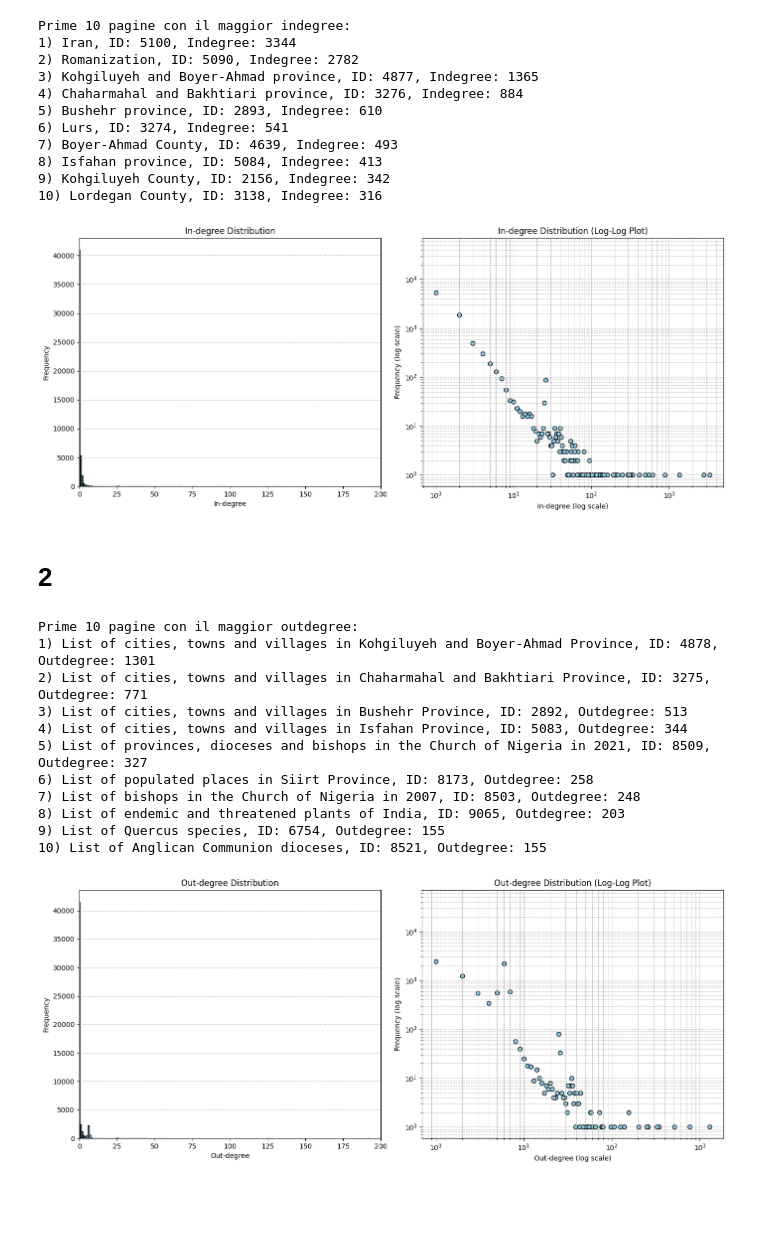
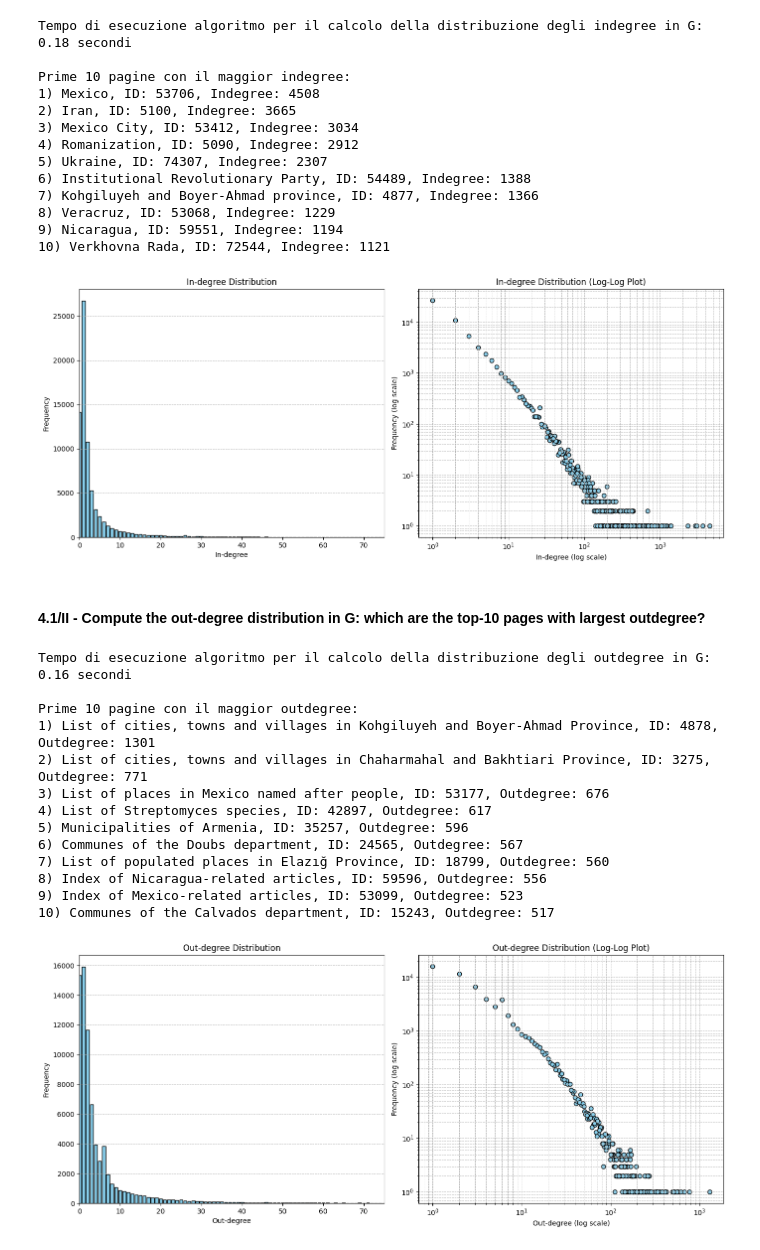
Before and after one commit to sbaglieri13/Wikipedia_Graph_Analysis, a Jupyter notebook: Wikipedia Graph Analysis.ipynb, the cells around one changed output. Drawn from its saved outputs; the diff is of its cells as text; code cells hidden in the pictures; blank space fills up the shorter version.

```diff
--- a/Wikipedia Graph Analysis.ipynb
+++ b/Wikipedia Graph Analysis.ipynb
@@ -58,11 +60,14 @@ def create_graph_from_files(ids_file_path, arcs_file_path, max_lines=None, max_n
 # Impostazioni dei percorsi e numero massimo di righe da leggere
 ids_file_path = 'itwiki-2013.ids'
 arcs_file_path = 'itwiki-2013.arcs'
-#max_lines = 15000000  # Imposta il numero massimo di righe da leggere per il grafo
-max_lines = 50000 #solo per test
+max_lines = 10000000  # Imposta il numero massimo di righe da leggere per il grafo
+
 
 # Crea il grafo utilizzando solo le prime max_lines righe
+start_time = time.time()
 G, U_G, id_to_name, name_to_id = create_graph_from_files(ids_file_path, arcs_file_path, max_lines)
+end_time = time.time()
+print(f"Tempo di creazione dei grafi G e U(G): {end_time - start_time:.2f} secondi\n")
 
 print(f"Numero di nodi nel grafo: {G.number_of_nodes()}\nNumero di archi nel grafo: {G.number_of_edges()}")
 # %% [output]
@@ -580,13 +616,14 @@ def create_graph_from_files_igraph(ids_file_path, arcs_file_path, max_lines=None
 # Impostazioni dei percorsi e limiti
 ids_file_path = 'enwiki-2023.ids'
 arcs_file_path = 'enwiki-2023.arcs'
-#max_lines = 10000000 # Numero massimo di righe di archi da processare
-#max_nodes = 50000 # Numero massimo di nodi da aggiungere
-max_lines = 100000 #solo per test
-max_nodes = 50000 #solo per test
+max_lines = 10000000 # Numero massimo di righe di archi da processare
+max_nodes = 75000 # Numero massimo di nodi da aggiungere
 
+start_time = time.time()
 # Crea il grafo utilizzando solo i primi max_lines archi e i primi max_nodes nodi
 G, U_G, id_to_name, name_to_id = create_graph_from_files_igraph(ids_file_path, arcs_file_path, max_lines, max_nodes)
+end_time = time.time()
+print(f"Tempo di creazione dei grafi G e U(G): {end_time - start_time:.2f} secondi\n")
 
 print(f"Numero di nodi nel grafo: {len(G.vs)}\nNumero di archi nel grafo: {len(G.es)}")
 # %% [output]
@@ -616,20 +655,26 @@ def calculate_degree_igraph(graph, degree_type='total'):
 
     return degree_dict
 
+start_time = time.time()
 in_degree_dict = calculate_degree_igraph(G, degree_type='in')
+end_time = time.time()
+print(f"Tempo di esecuzione algoritmo per il calcolo della distribuzione degli indegree in G: {end_time - start_time:.2f} secondi\n")
+
 print_top_10_degree(in_degree_dict, id_to_name, degree_type='in')
 # %% [output]
+Tempo di esecuzione algoritmo per il calcolo della distribuzione degli indegree in G: 0.18 secondi
+
 Prime 10 pagine con il maggior indegree:
-1) Iran, ID: 5100, Indegree: 3344
-2) Romanization, ID: 5090, Indegree: 2782
-3) Kohgiluyeh and Boyer-Ahmad province, ID: 4877, Indegree: 1365
-4) Chaharmahal and Bakhtiari province, ID: 3276, Indegree: 884
-5) Bushehr province, ID: 2893, Indegree: 610
-6) Lurs, ID: 3274, Indegree: 541
-7) Boyer-Ahmad County, ID: 4639, Indegree: 493
-8) Isfahan province, ID: 5084, Indegree: 413
-9) Kohgiluyeh County, ID: 2156, Indegree: 342
-10) Lordegan County, ID: 3138, Indegree: 316
+1) Mexico, ID: 53706, Indegree: 4508
+2) Iran, ID: 5100, Indegree: 3665
+3) Mexico City, ID: 53412, Indegree: 3034
+4) Romanization, ID: 5090, Indegree: 2912
+5) Ukraine, ID: 74307, Indegree: 2307
+6) Institutional Revolutionary Party, ID: 54489, Indegree: 1388
+7) Kohgiluyeh and Boyer-Ahmad province, ID: 4877, Indegree: 1366
+8) Veracruz, ID: 53068, Indegree: 1229
+9) Nicaragua, ID: 59551, Indegree: 1194
+10) Verkhovna Rada, ID: 72544, Indegree: 1121
 # %%
 def plot_degree_distribution_igraph(degree_dict, degree_type='out'):
     """
@@ -659,7 +704,7 @@ def plot_degree_distribution_igraph(degree_dict, degree_type='out'):
     axs[0].set_xlabel(degree_name)
     axs[0].set_ylabel('Frequency')
     axs[0].set_title(title)
-    axs[0].set_xlim([0, 200])  # Limita l'asse x (puoi adattarlo in base ai tuoi dati)
+    axs[0].set_xlim([0, 75])  # Limita l'asse x (puoi adattarlo in base ai tuoi dati)
     axs[0].grid(True, which='both', axis='y', linestyle='--', linewidth=0.7)
 
     # Grafico log-log
@@ -676,26 +721,32 @@ def plot_degree_distribution_igraph(degree_dict, degree_type='out'):
 
 plot_degree_distribution_igraph(in_degree_dict, degree_type='in')
 # %% [output]
-[figure, old version]
+[figure, new version]
 # %% [markdown]
-# 2
+#### 4.1/II - Compute the out-degree distribution in G: which are the top-10 pages with largest outdegree?
 # %%
-in_degree_dict = calculate_degree_igraph(G, degree_type='out')
-print_top_10_degree(in_degree_dict, id_to_name, degree_type='out')
+start_time = time.time()
+out_degree_dict = calculate_degree_igraph(G, degree_type='out')
+end_time = time.time()
+print(f"Tempo di esecuzione algoritmo per il calcolo della distribuzione degli outdegree in G: {end_time - start_time:.2f} secondi\n")
+
+print_top_10_degree(out_degree_dict, id_to_name, degree_type='out')
 # %% [output]
+Tempo di esecuzione algoritmo per il calcolo della distribuzione degli outdegree in G: 0.16 secondi
+
 Prime 10 pagine con il maggior outdegree:
 1) List of cities, towns and villages in Kohgiluyeh and Boyer-Ahmad Province, ID: 4878, Outdegree: 1301
 2) List of cities, towns and villages in Chaharmahal and Bakhtiari Province, ID: 3275, Outdegree: 771
-3) List of cities, towns and villages in Bushehr Province, ID: 2892, Outdegree: 513
-4) List of cities, towns and villages in Isfahan Province, ID: 5083, Outdegree: 344
-5) List of provinces, dioceses and bishops in the Church of Nigeria in 2021, ID: 8509, Outdegree: 327
-6) List of populated places in Siirt Province, ID: 8173, Outdegree: 258
-7) List of bishops in the Church of Nigeria in 2007, ID: 8503, Outdegree: 248
-8) List of endemic and threatened plants of India, ID: 9065, Outdegree: 203
-9) List of Quercus species, ID: 6754, Outdegree: 155
-10) List of Anglican Communion dioceses, ID: 8521, Outdegree: 155
+3) List of places in Mexico named after people, ID: 53177, Outdegree: 676
+4) List of Streptomyces species, ID: 42897, Outdegree: 617
+5) Municipalities of Armenia, ID: 35257, Outdegree: 596
+6) Communes of the Doubs department, ID: 24565, Outdegree: 567
+7) List of populated places in Elazığ Province, ID: 18799, Outdegree: 560
+8) Index of Nicaragua-related articles, ID: 59596, Outdegree: 556
+9) Index of Mexico-related articles, ID: 53099, Outdegree: 523
+10) Communes of the Calvados department, ID: 15243, Outdegree: 517
 # %%
-plot_degree_distribution_igraph(in_degree_dict, degree_type='out')
+plot_degree_distribution_igraph(out_degree_dict, degree_type='out')
 # %% [output]
-[figure, old version]
+[figure, new version]
 # %% [markdown]
```
Also changed, not shown: parts of 32 cells of this notebook.
